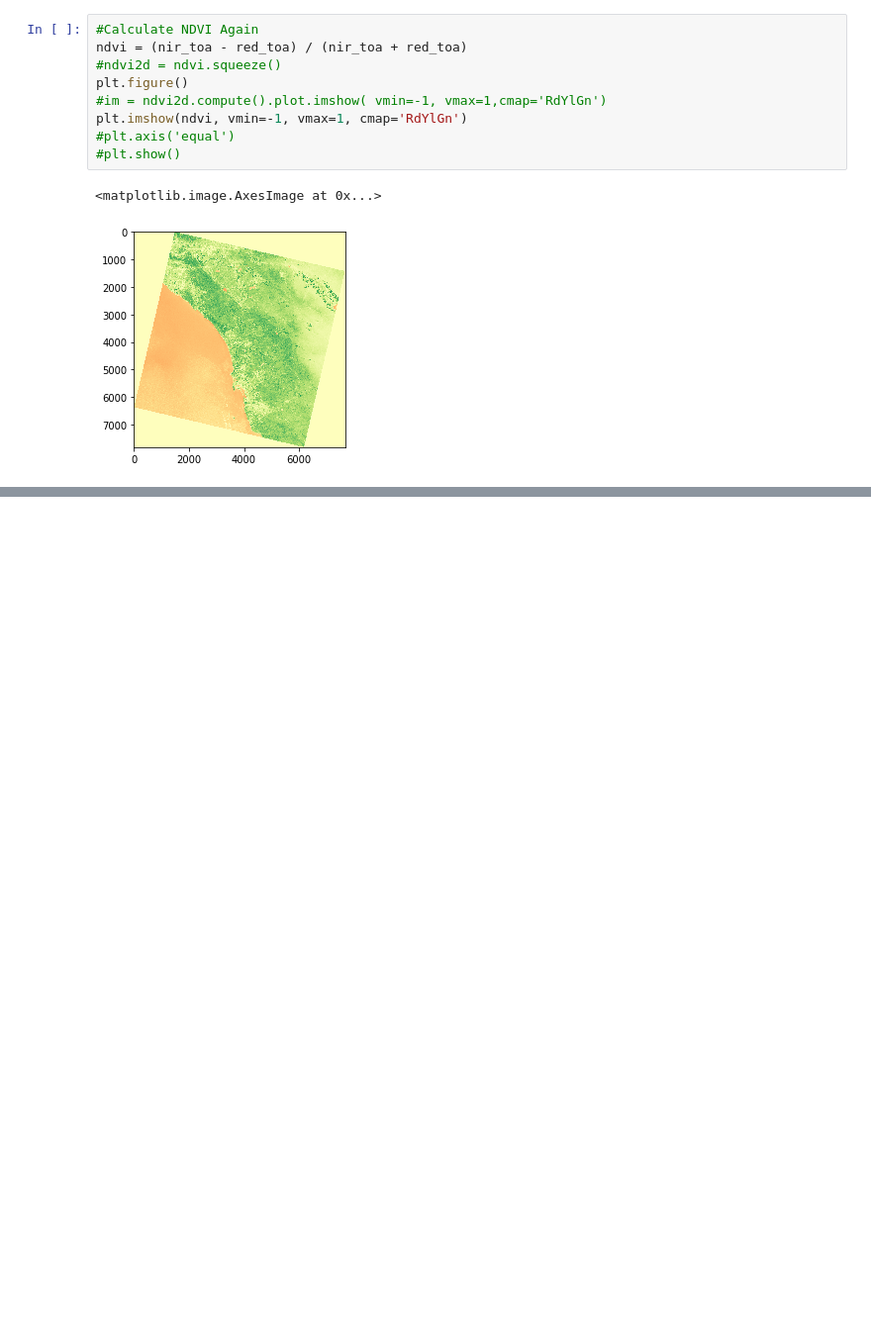
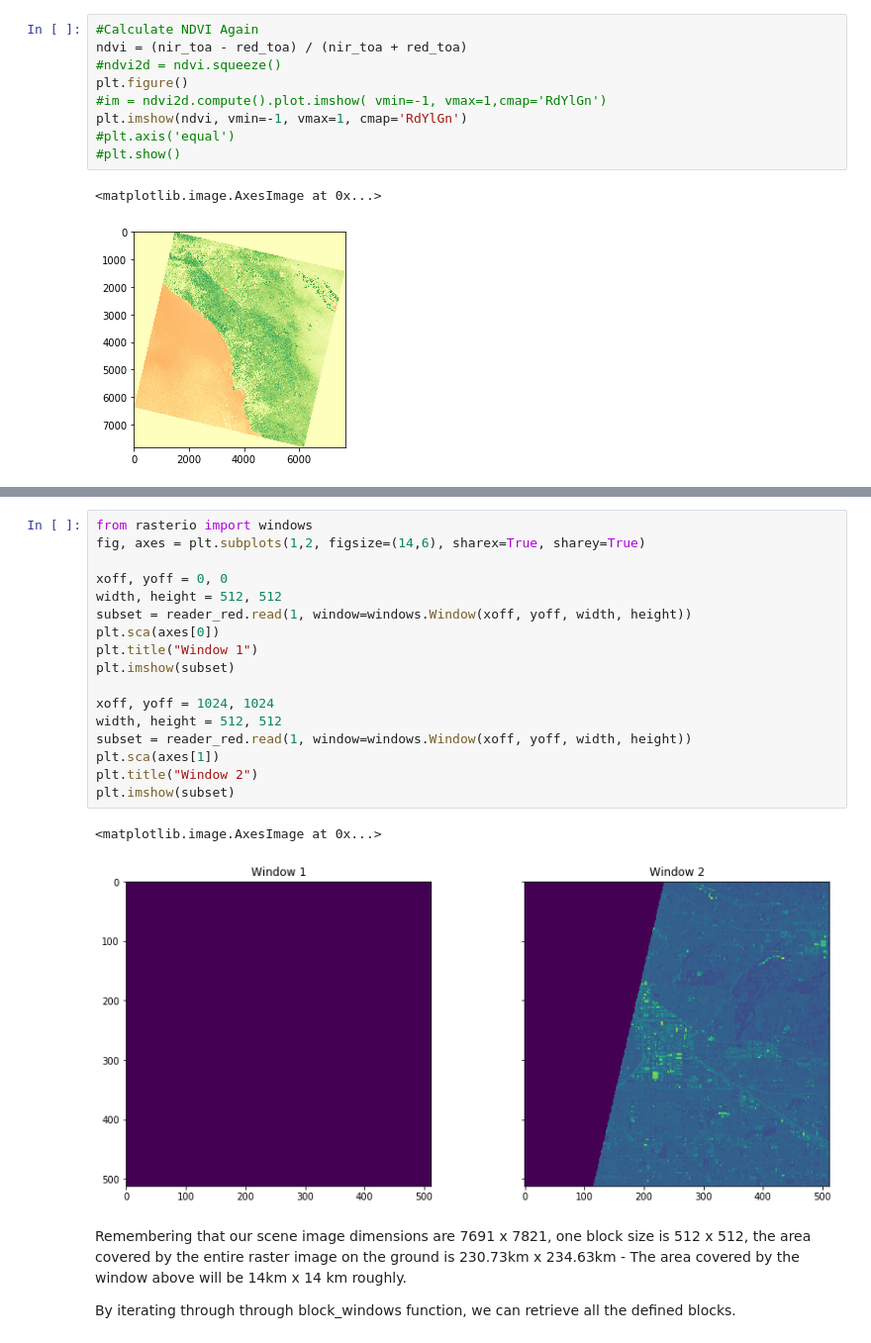
Before and after one commit to nasrajan/landsat8-rasterio, a Jupyter notebook: WorkwithTiles.ipynb, the cells around one changed output, grey strips where cells are left out. Shown at 99% size. Drawn from its saved outputs; the diff is of its cells as text; blank space fills up the shorter version.

Commit message:
Added windows and blocks of raster

```diff
--- a/WorkwithTiles.ipynb
+++ b/WorkwithTiles.ipynb
@@ -283,0 +281,24 @@ NameError: name 'img' is not defined
+# %%
+from rasterio import windows
+fig, axes = plt.subplots(1,2, figsize=(14,6), sharex=True, sharey=True)
+
+xoff, yoff = 0, 0
+width, height = 512, 512
+subset = reader_red.read(1, window=windows.Window(xoff, yoff, width, height))
+plt.sca(axes[0])
+plt.title("Window 1")
+plt.imshow(subset)
+
+xoff, yoff = 1024, 1024
+width, height = 512, 512
+subset = reader_red.read(1, window=windows.Window(xoff, yoff, width, height))
+plt.sca(axes[1])
+plt.title("Window 2")
+plt.imshow(subset)
+# %% [output]
+<matplotlib.image.AxesImage at 0x...>
+[figure, added]
+# %% [markdown]
+Remembering that our scene image dimensions are 7691 x 7821, one block size is 512 x 512, the area covered by the entire raster image on the ground  is 230.73km x 234.63km - The area covered by the window above will be 14km x 14 km roughly.
+
+By iterating through  through block_windows function, we can retrieve all the defined blocks.
```
Also changed, not shown: parts of 5 cells of this notebook.
